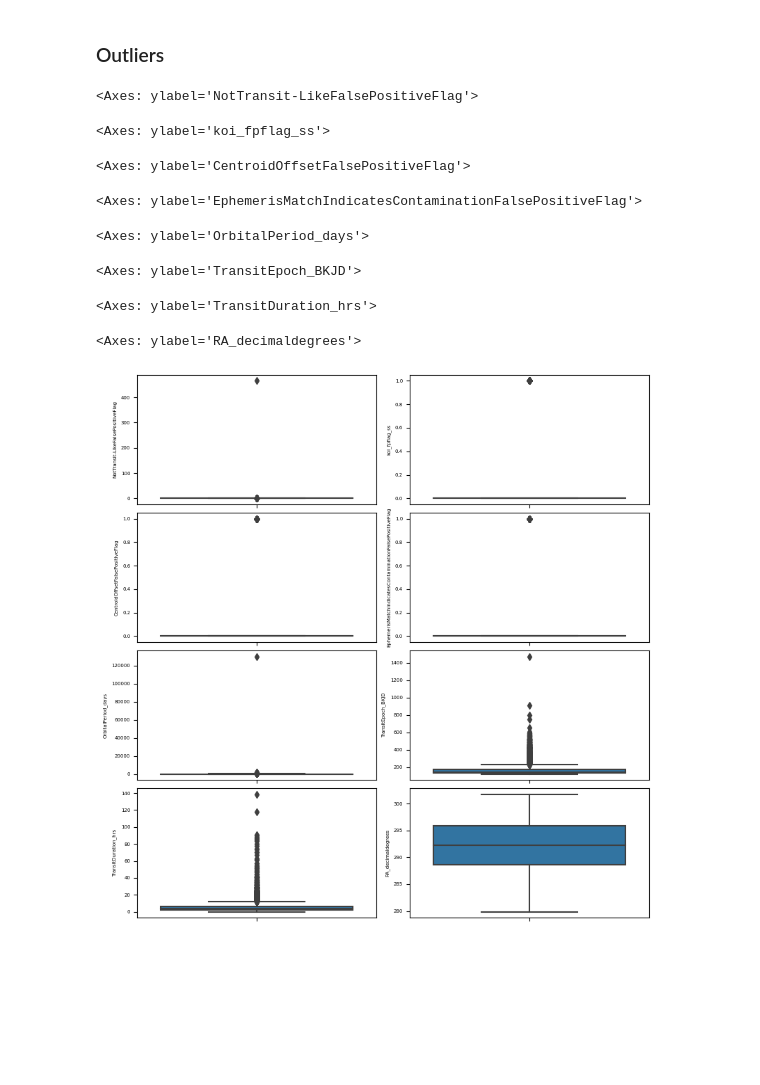
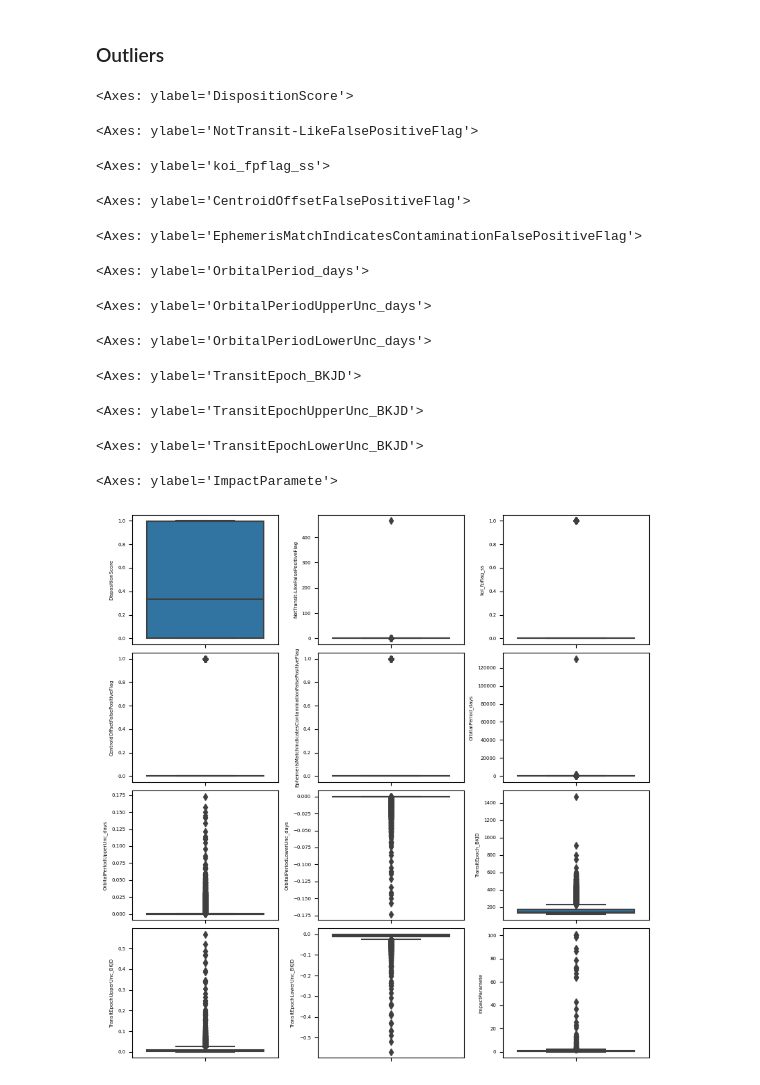
Before and after one commit to jezu1/ML_NASAProject, a Jupyter notebook: Import_clean_data.ipynb, the cells around one changed output. Saved outputs shown, nothing was run; the diff lists cells and outputs as text; code cells hidden in the pictures; blank space fills up the shorter version.

```diff
--- a/Import_clean_data.ipynb
+++ b/Import_clean_data.ipynb
@@ -259,12 +267,3 @@ RA_decimaldegrees                                           0
 Dec_decimaldegrees                                          0
 Kepler-band_mag                                             1
 dtype: int64
-# %%
-#Drop columns with missing values and create a new dataframe
-df = df.dropna(axis=1)
-df.head()
-
-#Check for duplicates
-df.duplicated().sum()
-
-print(df.shape)
@@ -283,23 +272,27 @@ print(df.shape)
 # %%
 #Plot the boxplot for all columns to check outliers
 #Choosing only float or int columns
 cols = df.select_dtypes(include=['float', 'int64']).columns
-fig, axes = plt.subplots(4, 2, figsize=(8, 8))
+fig, axes = plt.subplots(4, 3, figsize=(8, 8))
 plt.rcParams.update({'font.size': 5})
 #Make a boxplot for each numerical column
 for i, ax in enumerate(axes.flatten()):
     sn.boxplot(y=cols[i], data=df, ax=ax)
 plt.tight_layout()
 plt.show()
 # %% [output]
-<Axes: ylabel='NotTransit-LikeFalsePositiveFlag'>
+<Axes: ylabel='DispositionScore'>
-<Axes: ylabel='koi_fpflag_ss'>
+<Axes: ylabel='NotTransit-LikeFalsePositiveFlag'>
-<Axes: ylabel='CentroidOffsetFalsePositiveFlag'>
+<Axes: ylabel='koi_fpflag_ss'>
-<Axes: ylabel='EphemerisMatchIndicatesContaminationFalsePositiveFlag'>
+<Axes: ylabel='CentroidOffsetFalsePositiveFlag'>
-<Axes: ylabel='OrbitalPeriod_days'>
+<Axes: ylabel='EphemerisMatchIndicatesContaminationFalsePositiveFlag'>
-<Axes: ylabel='TransitEpoch_BKJD'>
+<Axes: ylabel='OrbitalPeriod_days'>
-<Axes: ylabel='TransitDuration_hrs'>
+<Axes: ylabel='OrbitalPeriodUpperUnc_days'>
-<Axes: ylabel='RA_decimaldegrees'>
+<Axes: ylabel='OrbitalPeriodLowerUnc_days'>
+<Axes: ylabel='TransitEpoch_BKJD'>
+<Axes: ylabel='TransitEpochUpperUnc_BKJD'>
+<Axes: ylabel='TransitEpochLowerUnc_BKJD'>
+<Axes: ylabel='ImpactParamete'>
-[figure, old version]
+[figure, new version]
 # %%
 #another option to plot boxplot postion 2 x 2 in a grid
```
Also changed, not shown: parts of 10 cells of this notebook.
